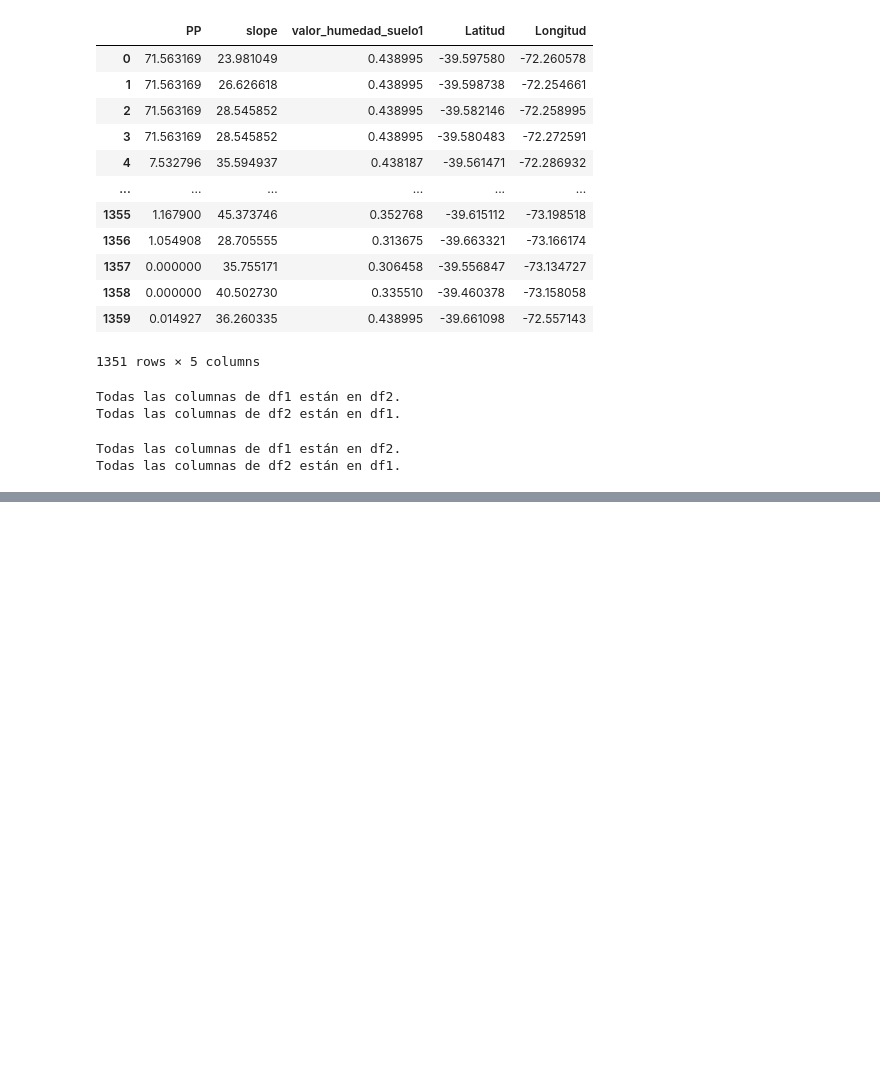
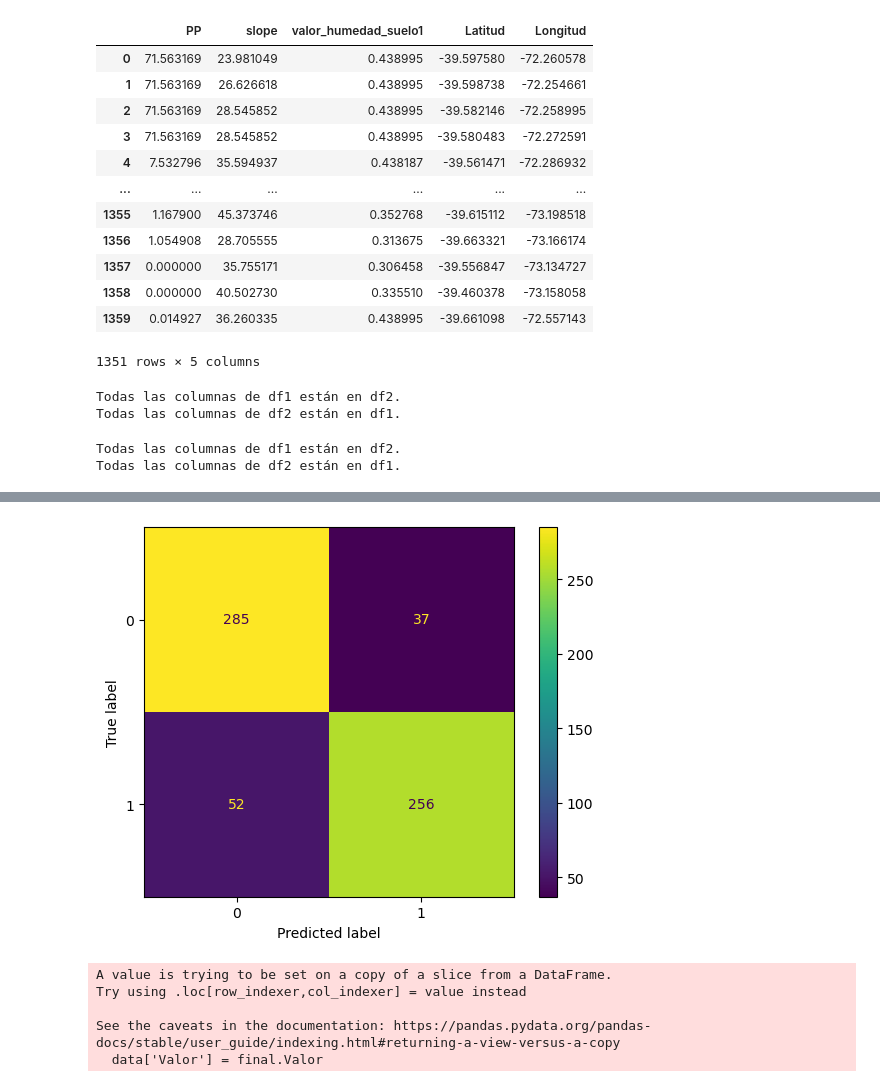
Before and after one commit to ManuelLabbe/script_geotiff_data_extraction, a Jupyter notebook: merge_database.ipynb, the cells around one changed output, grey strips where cells are left out. Drawn from its saved outputs; the diff is of its cells as text; code cells hidden in the pictures; blank space fills up the shorter version.

```diff
--- a/merge_database.ipynb
+++ b/merge_database.ipynb
@@ -83,3 +158,7 @@ final_y = final.Valor
+# %%
+df_reducido, num_eliminadas = eliminar_caracteristicas(final, 0.9)
+# %%
+final = df_reducido
 # %%
 import pandas as pd
 import numpy as np
@@ -107,4 +186,5 @@ def cart_feature_selection(df, target_column, n_features=5):
 
     return selected_features
 # %%
-cart_features = cart_feature_selection(final, 'Valor', n_features=50)
+cart_features = cart_feature_selection(final, 'Valor', n_features=30)
+cart_features
@@ -142,0 +242,26 @@ Fitting 5 folds for each of 50 candidates, totalling 250 fits
+# %%
+import matplotlib.pyplot as plt
+from sklearn.datasets import make_classification
+from sklearn.metrics import confusion_matrix, ConfusionMatrixDisplay
+from sklearn.model_selection import train_test_split
+from sklearn.svm import SVC
+predictions = best_model.predict(X_test)
+cm = confusion_matrix(y_test, predictions)
+disp = ConfusionMatrixDisplay(confusion_matrix=cm)
+disp.plot()
+plt.show()
+# %% [output]
+[figure, added]
+# %%
+data = final[cart_features]
+data['Valor'] = final.Valor
+data_aux_1 = data[data.Valor == 1]
+data_aux_0 = data[data.Valor == 0]
+data_aux_0 = data_aux_0.drop(columns='Valor')
+data_aux_1 = data_aux_1.drop(columns='Valor')
+# %% [output]
+A value is trying to be set on a copy of a slice from a DataFrame.
+Try using .loc[row_indexer,col_indexer] = value instead
+
+See the caveats in the documentation: https://pandas.pydata.org/pandas-docs/stable/user_guide/indexing.html#returning-a-view-versus-a-copy
+  data['Valor'] = final.Valor
```
Also changed, not shown: parts of 9 cells of this notebook.
